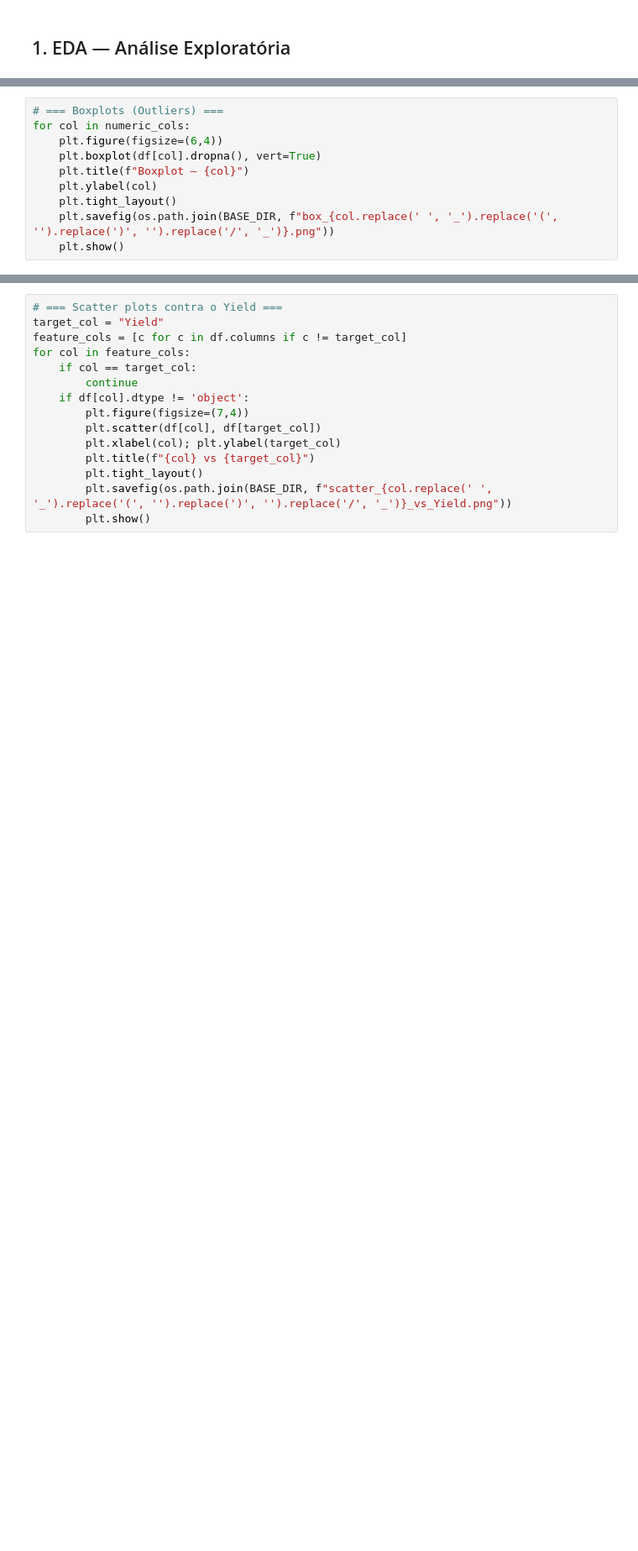
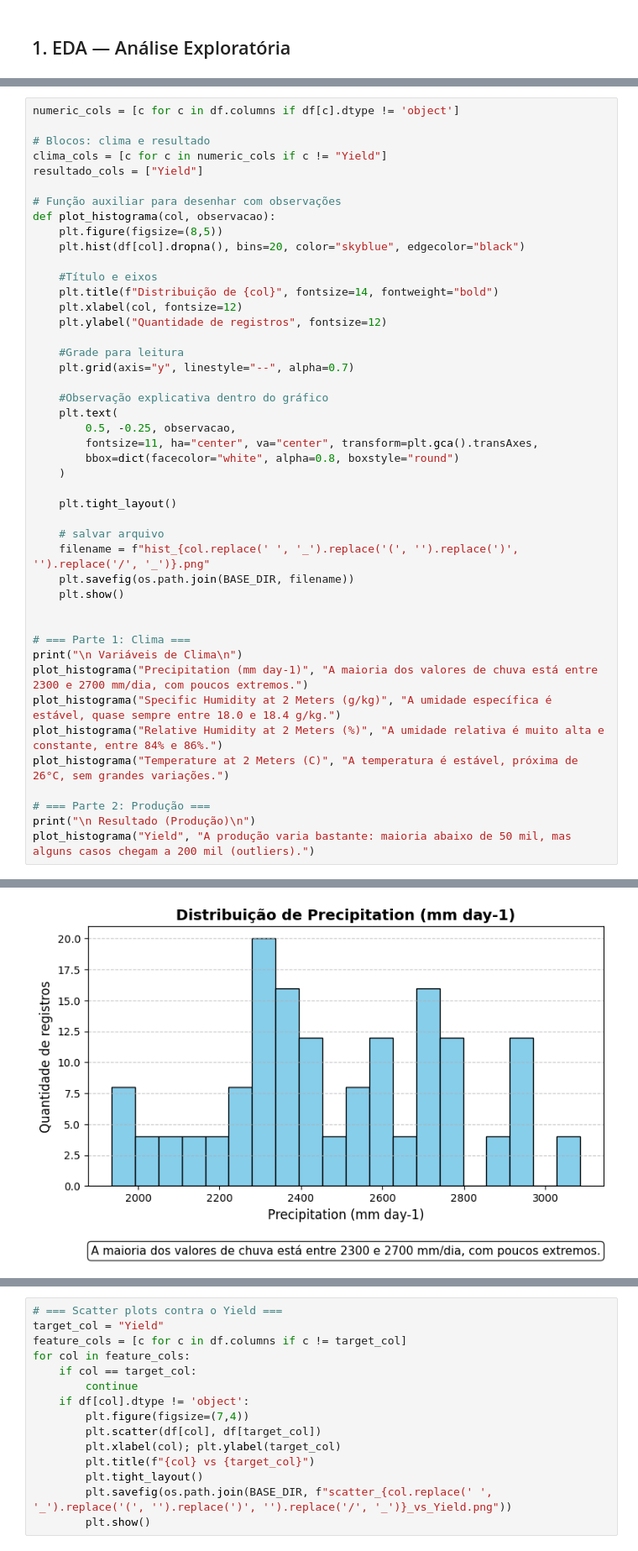
Before and after one commit to TeamFiapAI/FASE-5---CAP-1-FARM-TECH, a Jupyter notebook: ViniciusBurchertVilasBoas_RM565395_pbl_fase4.ipynb, the cells around one changed output, grey strips where cells are left out. Shown at 84% size. Cells and saved outputs as stored; diff of their text form; blank space fills up the shorter version.

```diff
--- a/ViniciusBurchertVilasBoas_RM565395_pbl_fase4.ipynb
+++ b/ViniciusBurchertVilasBoas_RM565395_pbl_fase4.ipynb
@@ -108,10 +92,0 @@ for col in numeric_cols:
-# %%
-# === Boxplots (Outliers) ===
-for col in numeric_cols:
-    plt.figure(figsize=(6,4))
-    plt.boxplot(df[col].dropna(), vert=True)
-    plt.title(f"Boxplot — {col}")
-    plt.ylabel(col)
-    plt.tight_layout()
-    plt.savefig(os.path.join(BASE_DIR, f"box_{col.replace(' ', '_').replace('(', '').replace(')', '').replace('/', '_')}.png"))
-    plt.show()
@@ -148,0 +93,46 @@ corr
+# %%
+numeric_cols = [c for c in df.columns if df[c].dtype != 'object']
+
+# Blocos: clima e resultado
+clima_cols = [c for c in numeric_cols if c != "Yield"]
+resultado_cols = ["Yield"]
+
+# Função auxiliar para desenhar com observações
+def plot_histograma(col, observacao):
+    plt.figure(figsize=(8,5))
+    plt.hist(df[col].dropna(), bins=20, color="skyblue", edgecolor="black")
+
+    #Título e eixos
+    plt.title(f"Distribuição de {col}", fontsize=14, fontweight="bold")
+    plt.xlabel(col, fontsize=12)
+    plt.ylabel("Quantidade de registros", fontsize=12)
+
+    #Grade para leitura
+    plt.grid(axis="y", linestyle="--", alpha=0.7)
+
+    #Observação explicativa dentro do gráfico
+    plt.text(
+        0.5, -0.25, observacao,
+        fontsize=11, ha="center", va="center", transform=plt.gca().transAxes,
+        bbox=dict(facecolor="white", alpha=0.8, boxstyle="round")
+    )
+
+    plt.tight_layout()
+
+    # salvar arquivo
+    filename = f"hist_{col.replace(' ', '_').replace('(', '').replace(')', '').replace('/', '_')}.png"
+    plt.savefig(os.path.join(BASE_DIR, filename))
+    plt.show()
+
+
+# === Parte 1: Clima ===
+print("\n Variáveis de Clima\n")
+plot_histograma("Precipitation (mm day-1)", "A maioria dos valores de chuva está entre 2300 e 2700 mm/dia, com poucos extremos.")
+plot_histograma("Specific Humidity at 2 Meters (g/kg)", "A umidade específica é estável, quase sempre entre 18.0 e 18.4 g/kg.")
+plot_histograma("Relative Humidity at 2 Meters (%)", "A umidade relativa é muito alta e constante, entre 84% e 86%.")
+plot_histograma("Temperature at 2 Meters (C)", "A temperatura é estável, próxima de 26°C, sem grandes variações.")
+
+# === Parte 2: Produção ===
+print("\n Resultado (Produção)\n")
+plot_histograma("Yield", "A produção varia bastante: maioria abaixo de 50 mil, mas alguns casos chegam a 200 mil (outliers).")
+# %% [output]
@@ -148,0 +140 @@ corr
+[figure, added]
```
Also changed, not shown: parts of 9 cells of this notebook.
